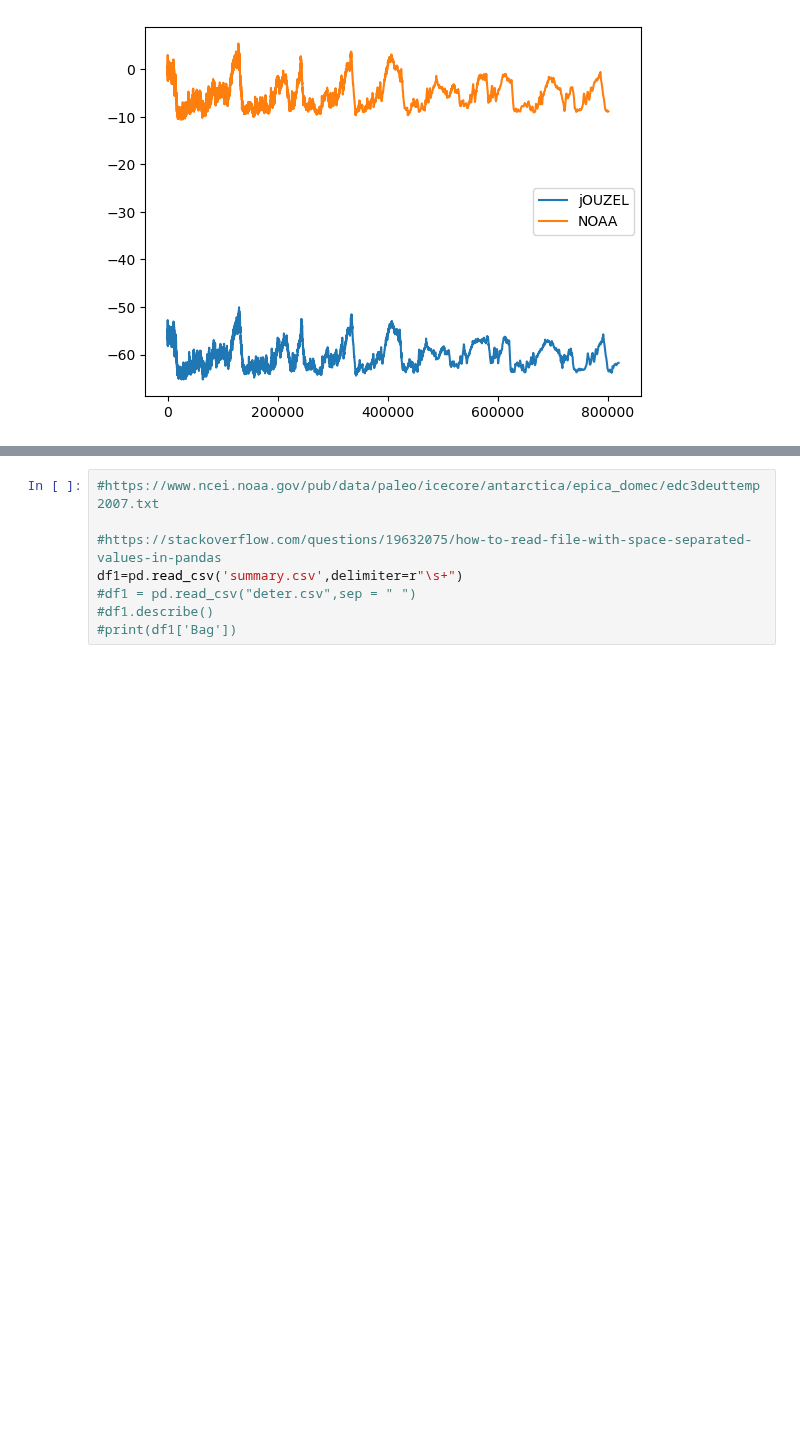
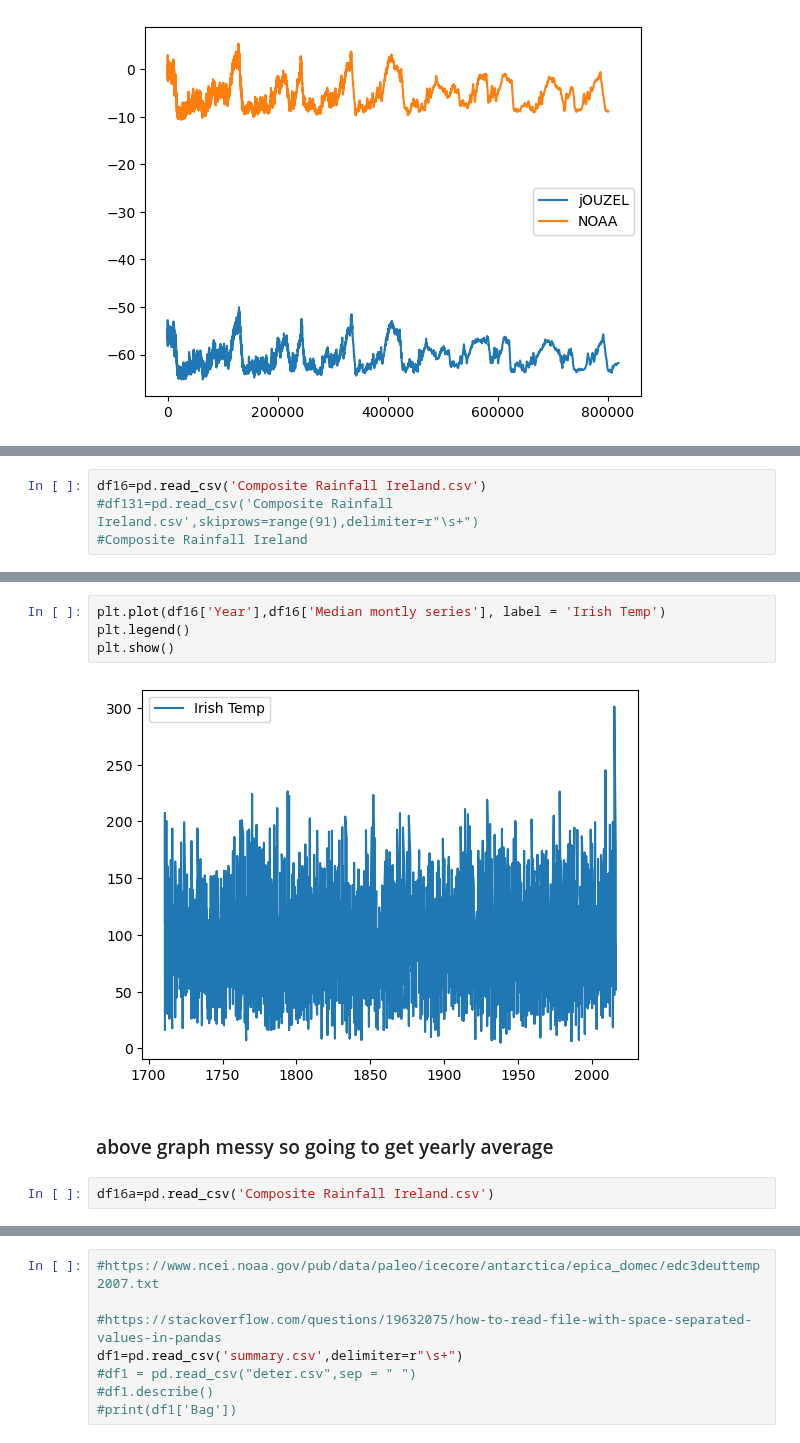
Before and after one commit to dectan/Programming-for-Data-Analysis-Project-2, a Jupyter notebook: test3.ipynb, the cells around one changed output, grey strips where cells are left out. Cells and saved outputs as stored; diff of their text form; blank space fills up the shorter version.

Commit message:
irish rainfall dataset added, read in and graphed

```diff
--- a/test3.ipynb
+++ b/test3.ipynb
@@ -223,0 +226,4 @@ plt.show()
+# %%
+df16=pd.read_csv('Composite Rainfall Ireland.csv')
+#df131=pd.read_csv('Composite Rainfall Ireland.csv',skiprows=range(91),delimiter=r"\s+")
+#Composite Rainfall Ireland
@@ -223,0 +246,10 @@ plt.show()
+# %%
+plt.plot(df16['Year'],df16['Median montly series'], label = 'Irish Temp')
+plt.legend()
+plt.show()
+# %% [output]
+[figure, added]
+# %% [markdown]
+### above graph messy so going to get yearly average
+# %%
+df16a=pd.read_csv('Composite Rainfall Ireland.csv')
```
Also changed, not shown: parts of 10 cells of this notebook, 1 other file.
